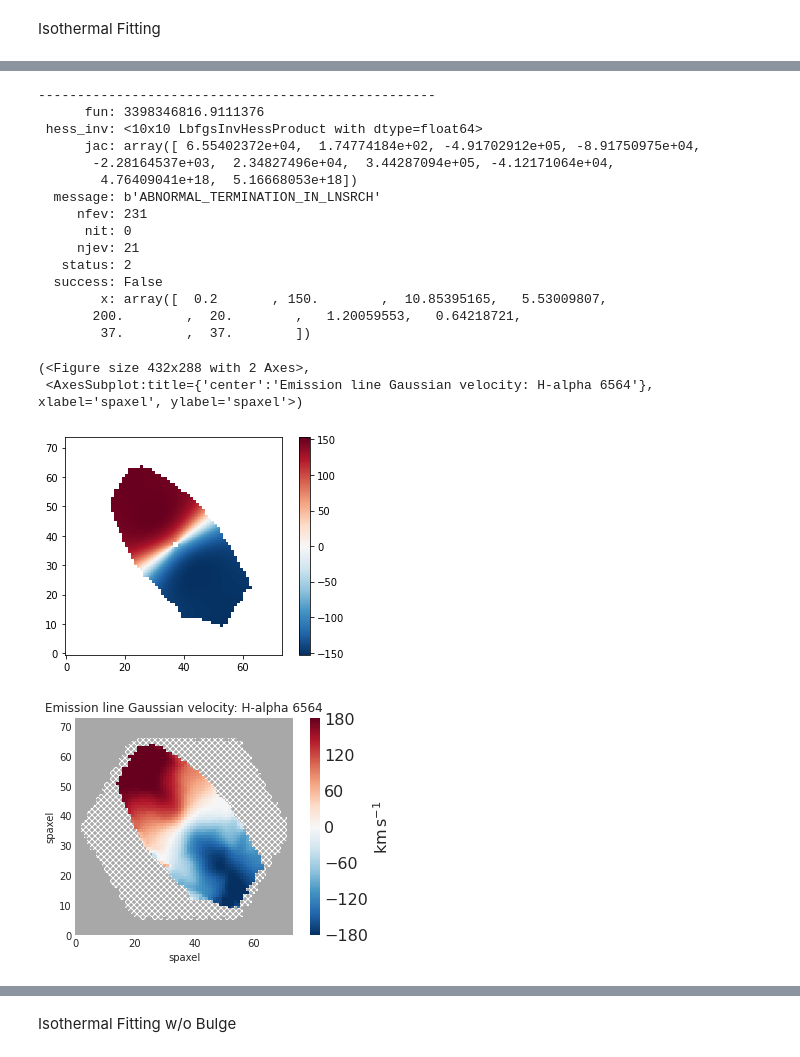
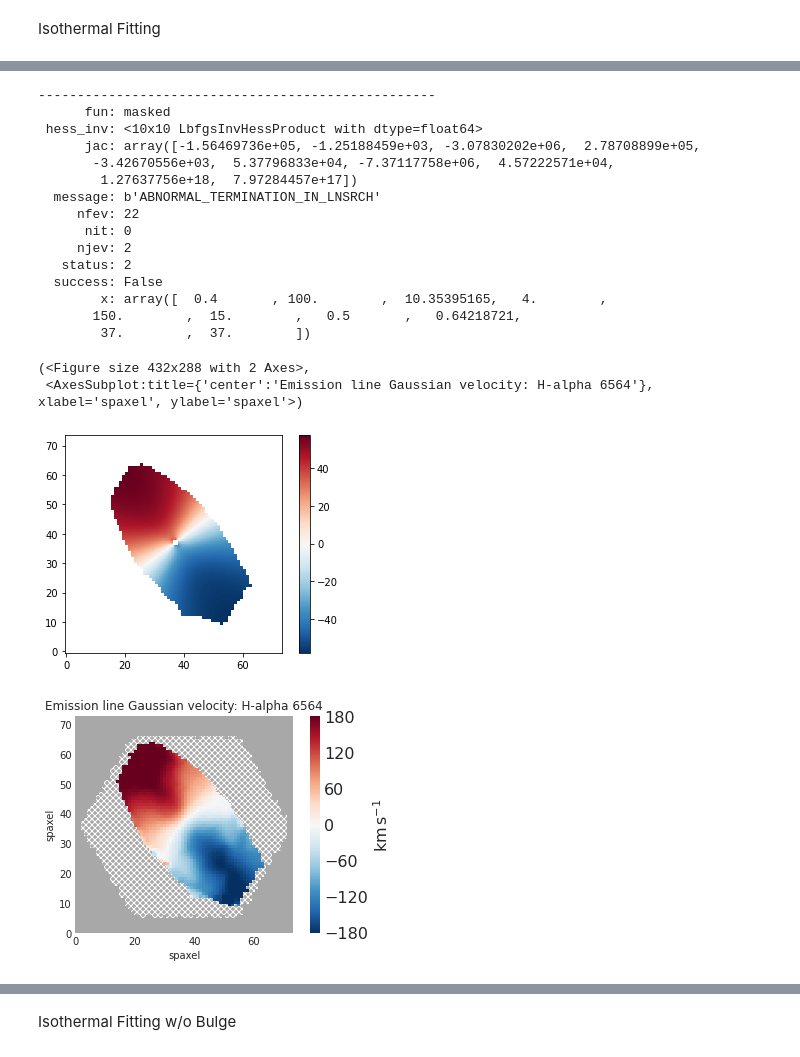
Before and after one commit to yzh250/RotationCurve, a Jupyter notebook: 2D Rotation Curve Fitting Using Marvin.ipynb, the cells around one changed output, grey strips where cells are left out. Cells and saved outputs as stored; diff of their text form; code cells hidden in the pictures.

```diff
--- a/2D Rotation Curve Fitting Using Marvin.ipynb
+++ b/2D Rotation Curve Fitting Using Marvin.ipynb
@@ -455,7 +457,7 @@ param_bounds_iso = [[0.2, 1],  # Scale Factor [unitless]
                 [-np.pi/2,np.pi/2],# Phase angle
                 [0.1,40],#center_x
                 [0.1,40]] #center_y
-p0_iso = [0.2,150,np.log10(m_spec)+0.5, 0.8*r50, 200, 20, incl,ph,37,37]
+p0_iso = [0.4,100,10, 4, 150, 15, 0.5,ph,37,37]
 bestfit_iso = minimize(nloglikelihood_iso, p0_iso, args=(gal_shape, v_mask, gas_ivar_5),bounds=param_bounds_iso)
 print('---------------------------------------------------')
 print(bestfit_iso)
@@ -473,19 +477,19 @@ gas_vfield_5.plot()
 ---------------------------------------------------
-      fun: 3398346816.9111376
+      fun: masked
  hess_inv: <10x10 LbfgsInvHessProduct with dtype=float64>
-      jac: array([ 6.55402372e+04,  1.74774184e+02, -4.91702912e+05, -8.91750975e+04,
-       -2.28164537e+03,  2.34827496e+04,  3.44287094e+05, -4.12171064e+04,
-        4.76409041e+18,  5.16668053e+18])
+      jac: array([-1.56469736e+05, -1.25188459e+03, -3.07830202e+06,  2.78708899e+05,
+       -3.42670556e+03,  5.37796833e+04, -7.37117758e+06,  4.57222571e+04,
+        1.27637756e+18,  7.97284457e+17])
   message: b'ABNORMAL_TERMINATION_IN_LNSRCH'
-     nfev: 231
+     nfev: 22
       nit: 0
-     njev: 21
+     njev: 2
    status: 2
   success: False
-        x: array([  0.2       , 150.        ,  10.85395165,   5.53009807,
-       200.        ,  20.        ,   1.20059553,   0.64218721,
+        x: array([  0.4       , 100.        ,  10.35395165,   4.        ,
+       150.        ,  15.        ,   0.5       ,   0.64218721,
         37.        ,  37.        ])
 (<Figure size 432x288 with 2 Axes>,
  <AxesSubplot:title={'center':'Emission line Gaussian velocity: H-alpha 6564'}, xlabel='spaxel', ylabel='spaxel'>)
-[figure, old version]
+[figure, new version]
 [figure]
```
Also changed, not shown: parts of 16 cells of this notebook.
